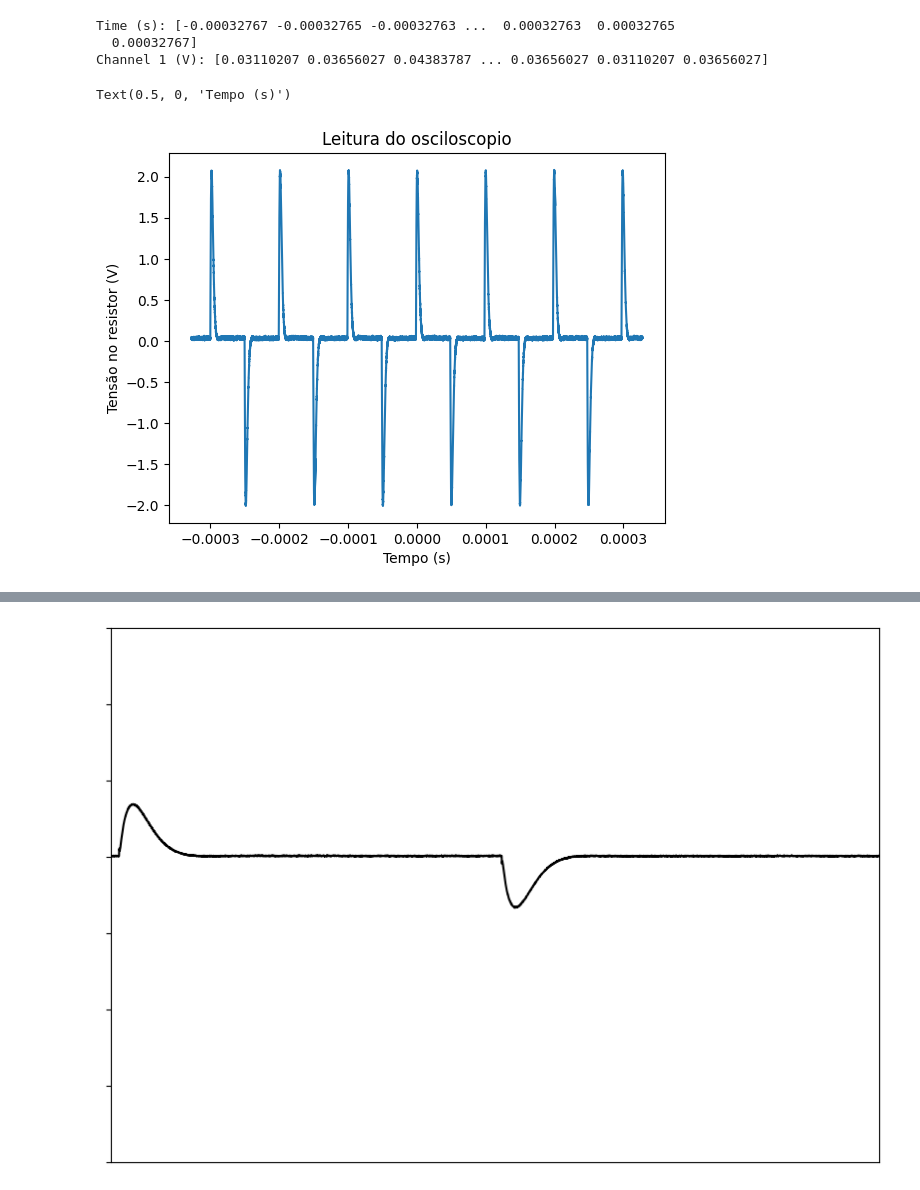
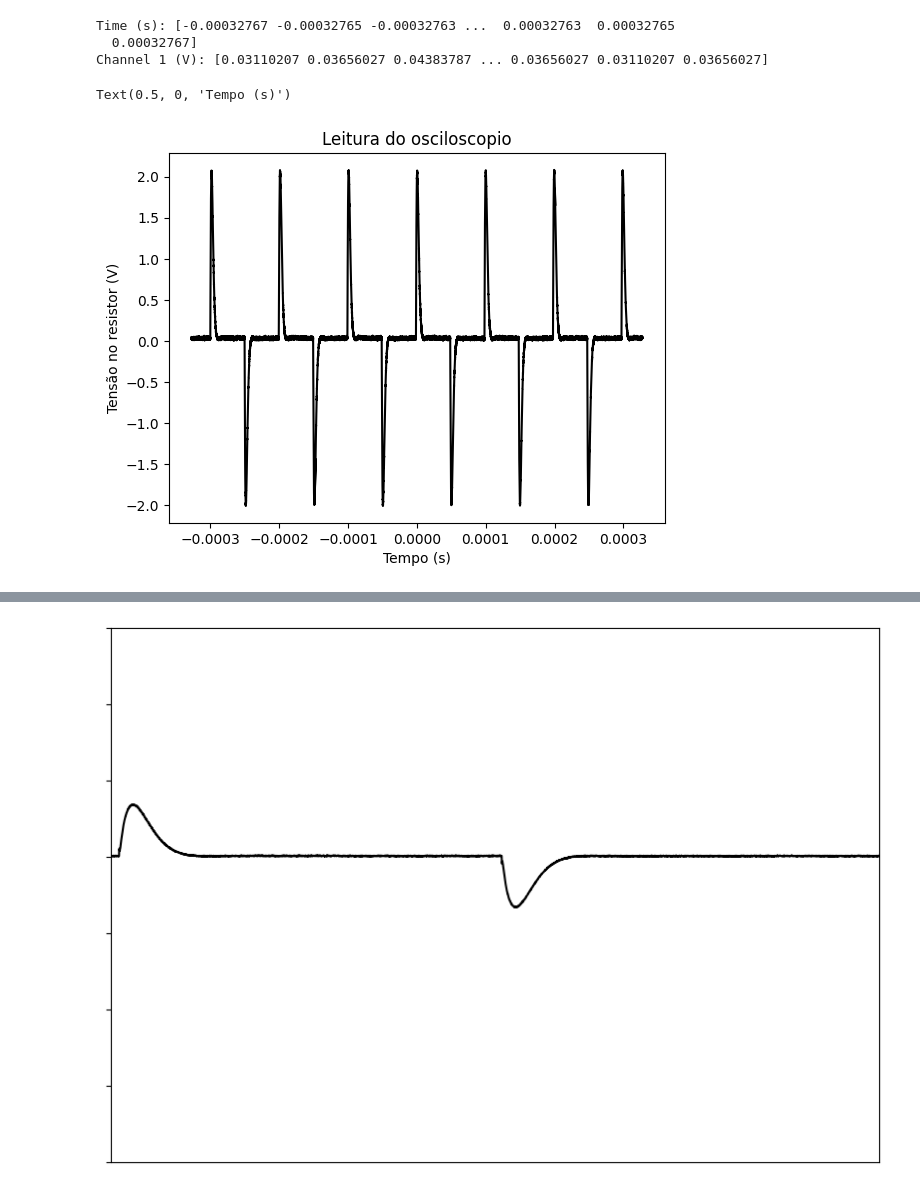
Before and after one commit to ygordealmeida/Electricalcircuit_predictvalues, a Jupyter notebook: Utilização prática/leiturawaveform.ipynb, the cells around one changed output, grey strips where cells are left out. Saved outputs shown, nothing was run; the diff lists cells and outputs as text; code cells hidden in the pictures.

```diff
--- a/Utilização prática/leiturawaveform.ipynb
+++ b/Utilização prática/leiturawaveform.ipynb
@@ -21,11 +21,11 @@ Time (s): [-0.00032767 -0.00032765 -0.00032763 ...  0.00032763  0.00032765
   0.00032767]
 Channel 1 (V): [0.03110207 0.03656027 0.04383787 ... 0.03656027 0.03110207 0.03656027]
 # %%
-plt.plot(time,channel_1)
+plt.plot(time,channel_1,color='black')
 plt.title("Leitura do osciloscopio")
 plt.ylabel("Tensão no resistor (V)")
 plt.xlabel("Tempo (s)")
 # %% [output]
 Text(0.5, 0, 'Tempo (s)')
-[figure, old version]
+[figure, new version]
 # %%
```
Also changed, not shown: parts of 2 cells of this notebook, 2 other files.
